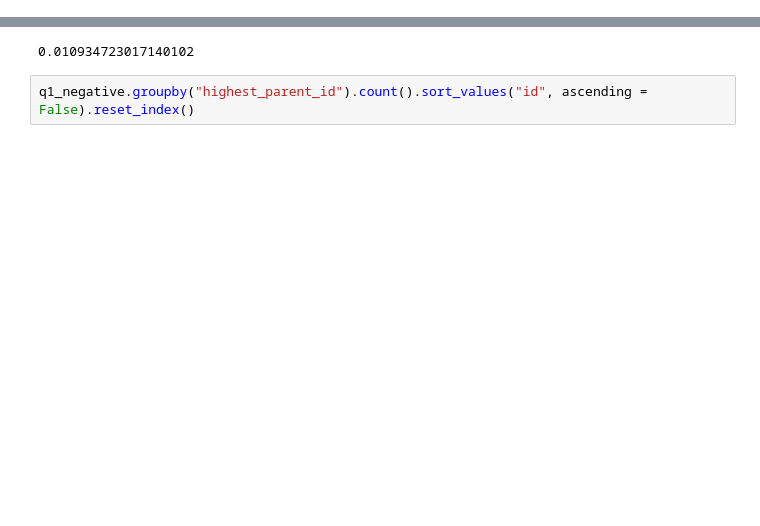
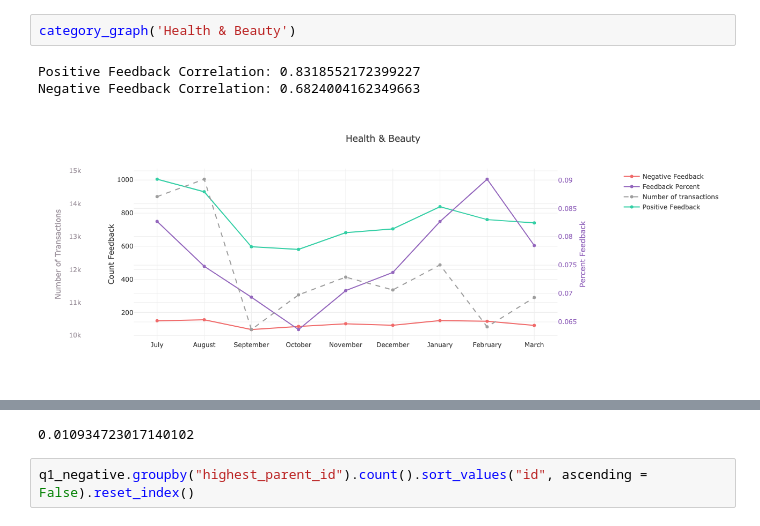
Before and after one commit to bonanzakevin/data_analysis, a Jupyter notebook: notebooks/buyer_feedback.ipynb, the cells around one changed output, grey strips where cells are left out. Drawn from its saved outputs; the diff is of its cells as text; blank space fills up the shorter version.

```diff
--- a/notebooks/buyer_feedback.ipynb
+++ b/notebooks/buyer_feedback.ipynb
@@ -77,0 +272,6 @@ dtype: object
+# %%
+category_graph('Health & Beauty')
+# %% [output]
+Positive Feedback Correlation: 0.8318552172399227
+Negative Feedback Correlation: 0.6824004162349663
+[figure, added]
```
Also changed, not shown: parts of 25 cells of this notebook, 4 other files.
